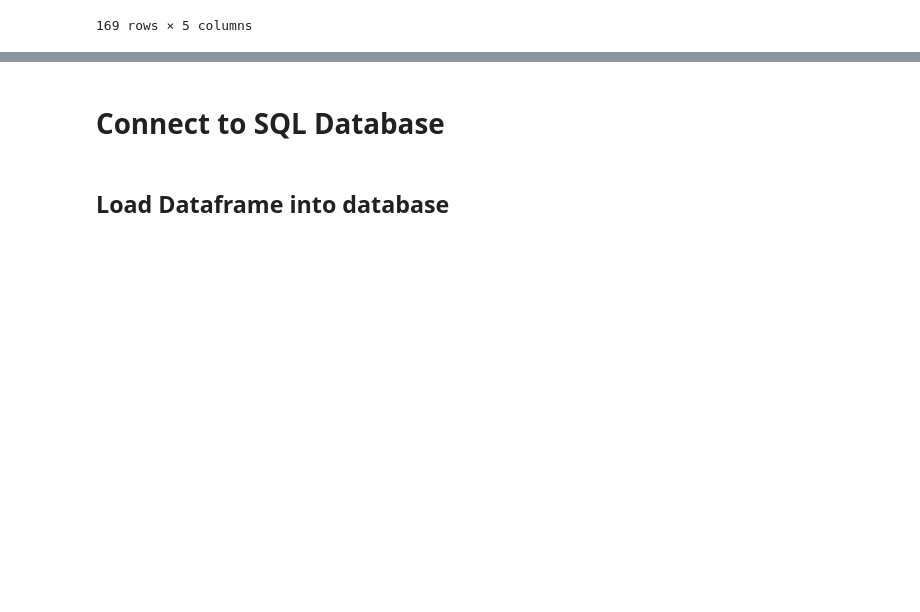
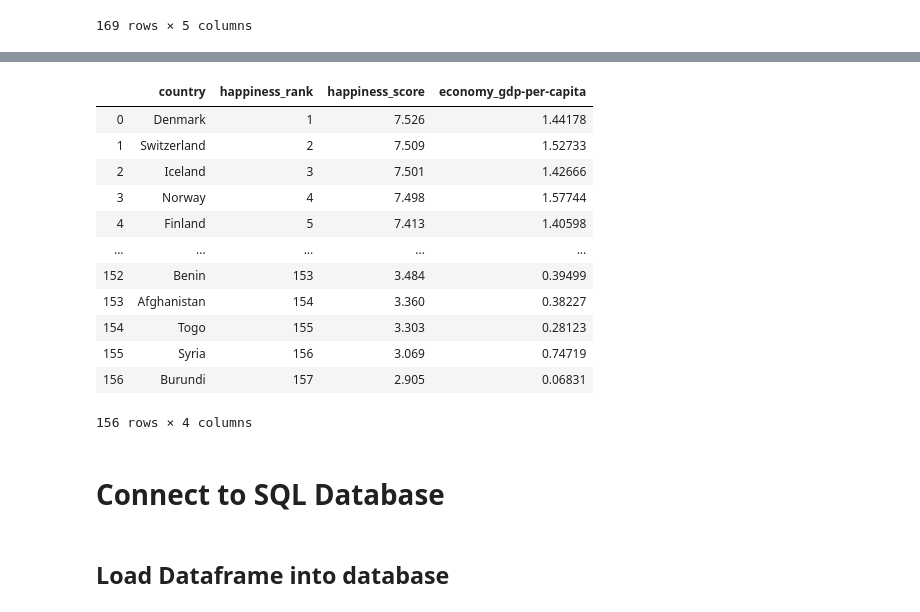
Before and after one commit to lpcwprogramming/etl-project, a Jupyter notebook: World Happiness - Final Notebook.ipynb, the cells around one changed output, grey strips where cells are left out. Saved outputs shown, nothing was run; the diff lists cells and outputs as text; code cells hidden in the pictures; blank space fills up the shorter version.

```diff
--- a/World Happiness - Final Notebook.ipynb
+++ b/World Happiness - Final Notebook.ipynb
@@ -218,0 +264,6 @@ NameError: name 'final_df' is not defined
+# %%
+rename_df = df.rename(columns= {"Country":"country",
+                                       "Happiness Rank" : "happiness_rank",
+                                       "Happiness Score": "happiness_score",
+                                       "Economy (GDP per Capita)":
+                                       "economy_gdp-per-capita"})
@@ -219,3 +275,20 @@ NameError: name 'final_df' is not defined
+# %%
+happy_df = rename_df.drop(75)
+happy_df
+# %% [output]
+|  | country | happiness_rank | happiness_score | economy_gdp-per-capita |
+| 0 | Denmark | 1 | 7.526 | 1.44178 |
+| 1 | Switzerland | 2 | 7.509 | 1.52733 |
+| 2 | Iceland | 3 | 7.501 | 1.42666 |
+| 3 | Norway | 4 | 7.498 | 1.57744 |
+| 4 | Finland | 5 | 7.413 | 1.40598 |
+| ... | ... | ... | ... | ... |
+| 152 | Benin | 153 | 3.484 | 0.39499 |
+| 153 | Afghanistan | 154 | 3.360 | 0.38227 |
+| 154 | Togo | 155 | 3.303 | 0.28123 |
+| 155 | Syria | 156 | 3.069 | 0.74719 |
+| 156 | Burundi | 157 | 2.905 | 0.06831 |
+156 rows × 4 columns
 # %% [markdown]
 # Connect to SQL Database
 # %%
```
Also changed, not shown: parts of 14 cells of this notebook.
